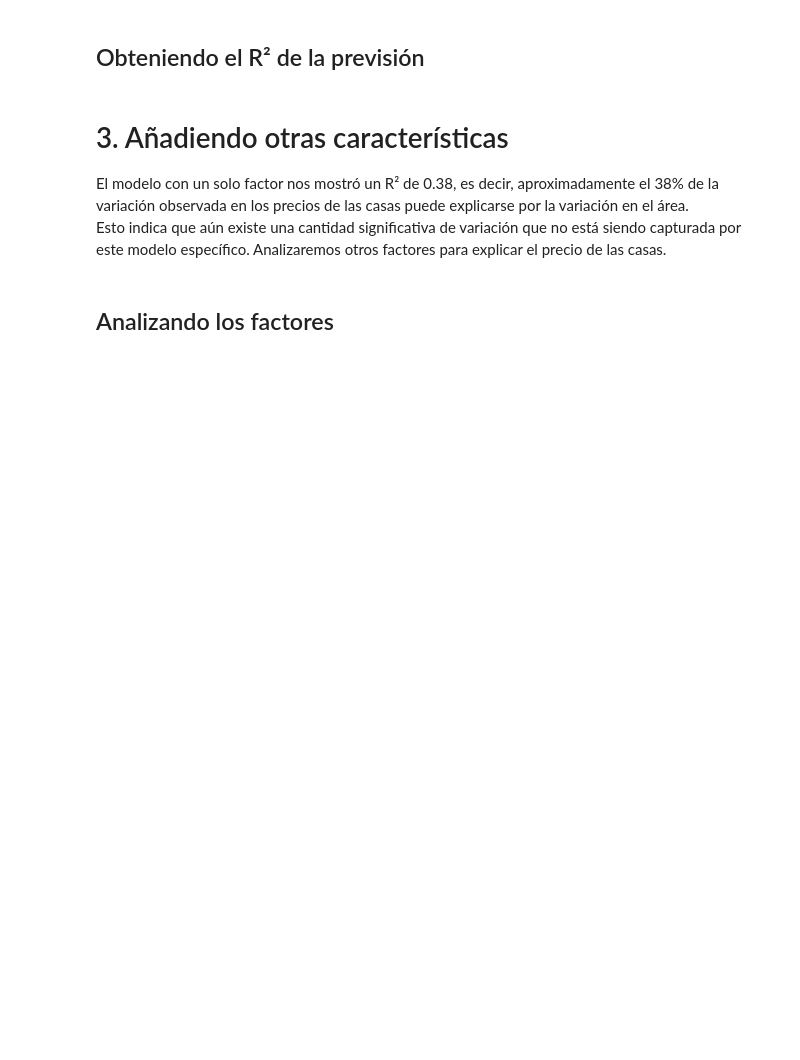
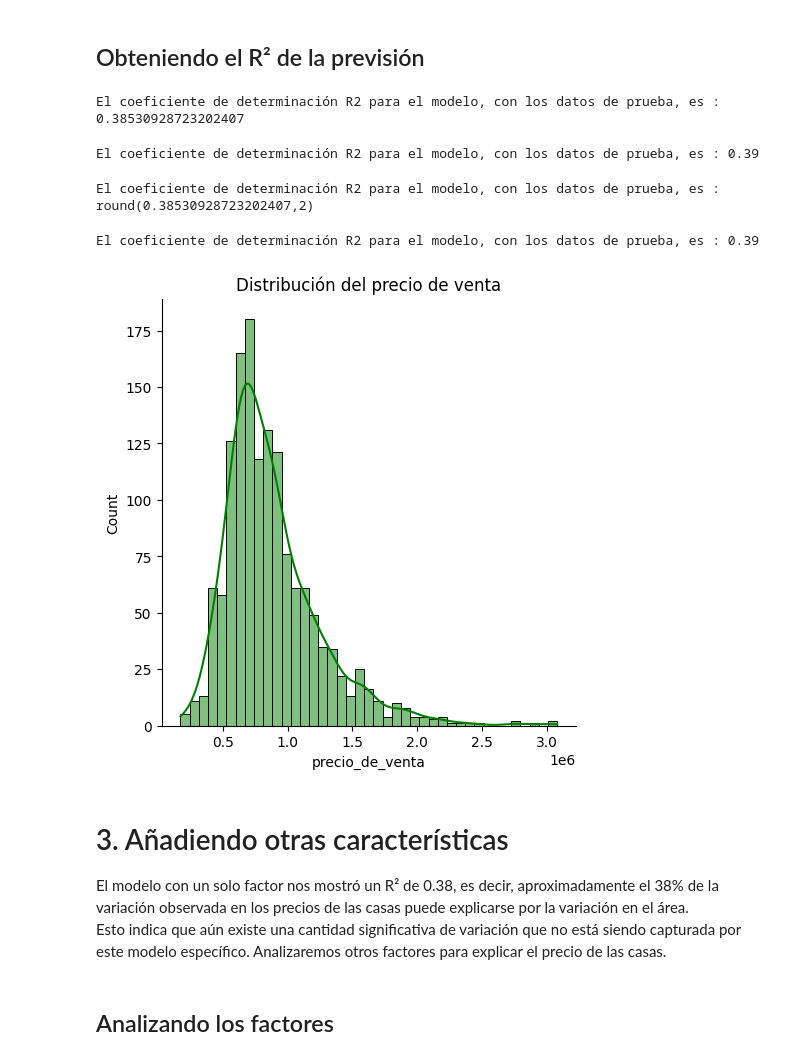
Before and after one commit to jaimesierrab/Challenge-Amigo-secreto, a Jupyter notebook: precios_de_inmuebles_regresion_lineal.ipynb, the cells around one changed output. Cells and saved outputs as stored; diff of their text form; code cells hidden in the pictures; blank space fills up the shorter version.

```diff
--- a/precios_de_inmuebles_regresion_lineal.ipynb
+++ b/precios_de_inmuebles_regresion_lineal.ipynb
@@ -314,3 +317,30 @@ dtype: float64
+# %%
+# importando el r2_score
+from sklearn.metrics import r2_score
+print(f'El coeficiente de determinación R2 para el modelo, con los datos de prueba, es : {r2_score(y_test, y_predict)}')
+# %% [output]
+El coeficiente de determinación R2 para el modelo, con los datos de prueba, es : 0.38530928723202407
+# %%
+print(f'El coeficiente de determinación R2 para el modelo, con los datos de prueba, es : {round(r2_score(y_test, y_predict),2)}')
+# %% [output]
+El coeficiente de determinación R2 para el modelo, con los datos de prueba, es : 0.39
+# %%
+#Esta no funciona
+print(f'El coeficiente de determinación R2 para el modelo, con los datos de prueba, es : round({r2_score(y_test, y_predict)},2)')
+# %% [output]
+El coeficiente de determinación R2 para el modelo, con los datos de prueba, es : round(0.38530928723202407,2)
+# %%
+# mostrando el resultado de r²
+print(f'El coeficiente de determinación R2 para el modelo, con los datos de prueba, es : {round(r2_score(y_test, y_predict),2)}')
+# %% [output]
+El coeficiente de determinación R2 para el modelo, con los datos de prueba, es : 0.39
+# %%
+#Ejercicio A2 A10
+sns.displot(datos['precio_de_venta'], kde=True, color='green')
+plt.title('Distribución del precio de venta')
+plt.show()
+# %% [output]
+[figure, added]
 # %% [markdown]
 # 3. Añadiendo otras características
 
```
Also changed, not shown: parts of 17 cells of this notebook.
